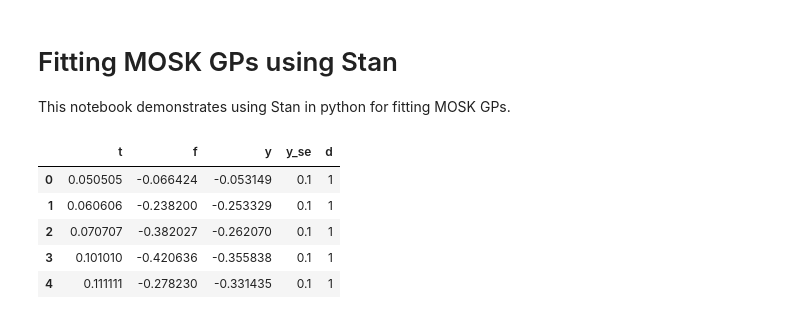
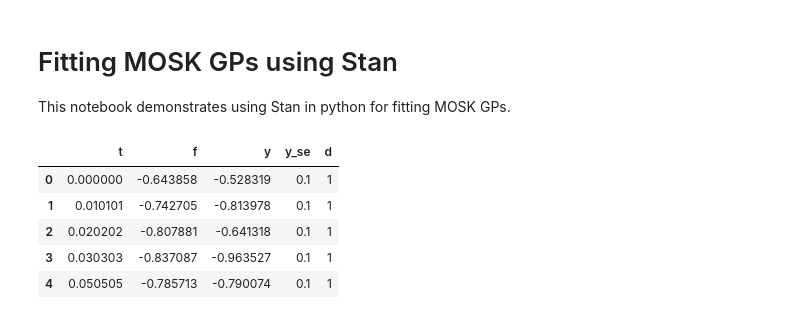
Before and after one commit to shihchingfu/mogptk-examples, a Jupyter notebook: D2-Q1-moskgp.ipynb, the cells around one changed output. Saved outputs shown, nothing was run; the diff lists cells and outputs as text; code cells hidden in the pictures.

```diff
--- a/D2-Q1-moskgp.ipynb
+++ b/D2-Q1-moskgp.ipynb
@@ -11,20 +11,20 @@ import arviz as az
 
 os.environ["TBB_CXX_TYPE"] = "clang"  # or 'gcc'
 # %%
-filename_stub = "D2-Q1-seed25973-n200-mnar0.3-sigma0.1"
+filename_stub = "D2-Q1-seed2727-n100-mcar0.2-sigma0.1"
 
 D = 2
 Q = 1
 
 input_df = pd.read_csv(f'data/{filename_stub}-sim.csv')
 input_df.head()
 # %% [output]
 |  | t | f | y | y_se | d |
-| 0 | 0.050505 | -0.066424 | -0.053149 | 0.1 | 1 |
-| 1 | 0.060606 | -0.238200 | -0.253329 | 0.1 | 1 |
-| 2 | 0.070707 | -0.382027 | -0.262070 | 0.1 | 1 |
-| 3 | 0.101010 | -0.420636 | -0.355838 | 0.1 | 1 |
-| 4 | 0.111111 | -0.278230 | -0.331435 | 0.1 | 1 |
+| 0 | 0.000000 | -0.643858 | -0.528319 | 0.1 | 1 |
+| 1 | 0.010101 | -0.742705 | -0.813978 | 0.1 | 1 |
+| 2 | 0.020202 | -0.807881 | -0.641318 | 0.1 | 1 |
+| 3 | 0.030303 | -0.837087 | -0.963527 | 0.1 | 1 |
+| 4 | 0.050505 | -0.785713 | -0.790074 | 0.1 | 1 |
 # %%
 input_params = pd.read_table(f'data/{filename_stub}-param.tsv')
 input_params
```
Also changed, not shown: parts of 10 cells of this notebook, 3 other files.
